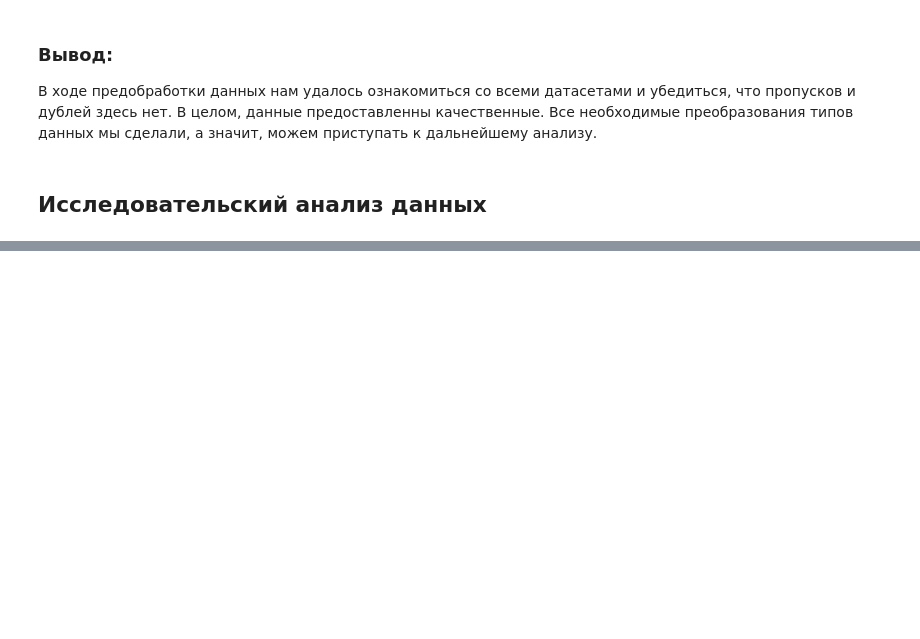
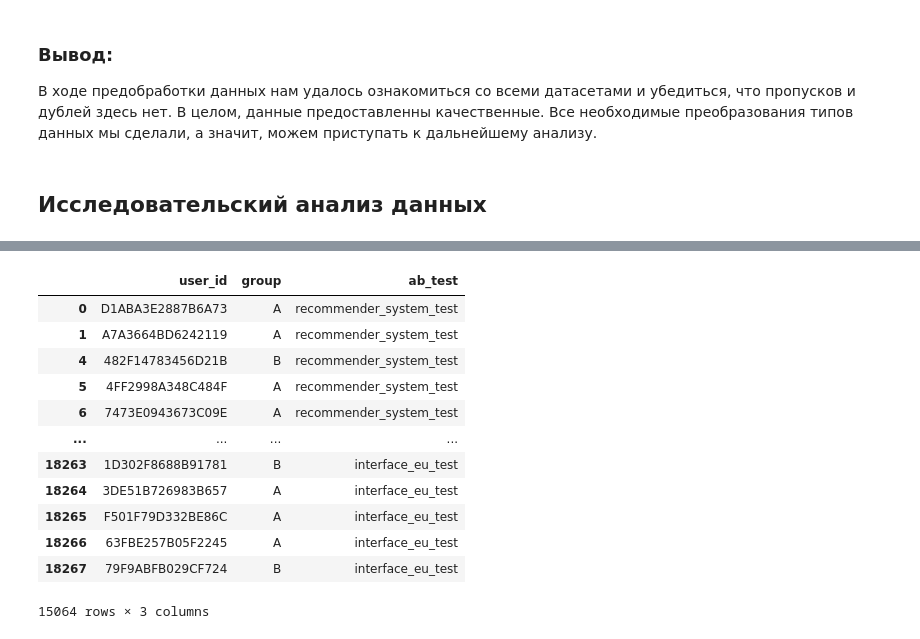
Before and after one commit to ViacheslavPogorelyy/YaP, a Jupyter notebook: A-B_test .ipynb, the cells around one changed output, grey strips where cells are left out. Saved outputs shown, nothing was run; the diff lists cells and outputs as text; code cells hidden in the pictures; blank space fills up the shorter version.

```diff
--- a/A-B_test .ipynb
+++ b/A-B_test .ipynb
@@ -222,0 +246,16 @@ for i in tables:
+# %%
+ab_test
+# %% [output]
+|  | user_id | group | ab_test |
+| 0 | D1ABA3E2887B6A73 | A | recommender_system_test |
+| 1 | A7A3664BD6242119 | A | recommender_system_test |
+| 4 | 482F14783456D21B | B | recommender_system_test |
+| 5 | 4FF2998A348C484F | A | recommender_system_test |
+| 6 | 7473E0943673C09E | A | recommender_system_test |
+| ... | ... | ... | ... |
+| 18263 | 1D302F8688B91781 | B | interface_eu_test |
+| 18264 | 3DE51B726983B657 | A | interface_eu_test |
+| 18265 | F501F79D332BE86C | A | interface_eu_test |
+| 18266 | 63FBE257B05F2245 | A | interface_eu_test |
+| 18267 | 79F9ABFB029CF724 | B | interface_eu_test |
+15064 rows × 3 columns
```
Also changed, not shown: parts of 29 cells of this notebook.
